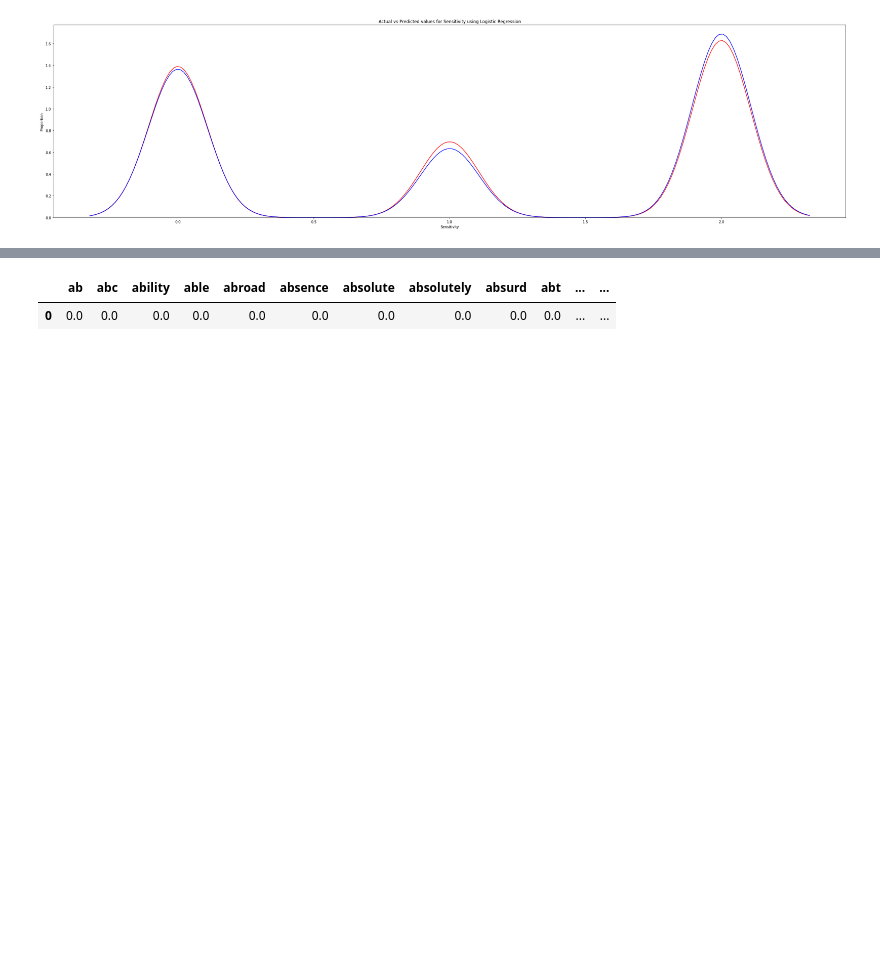
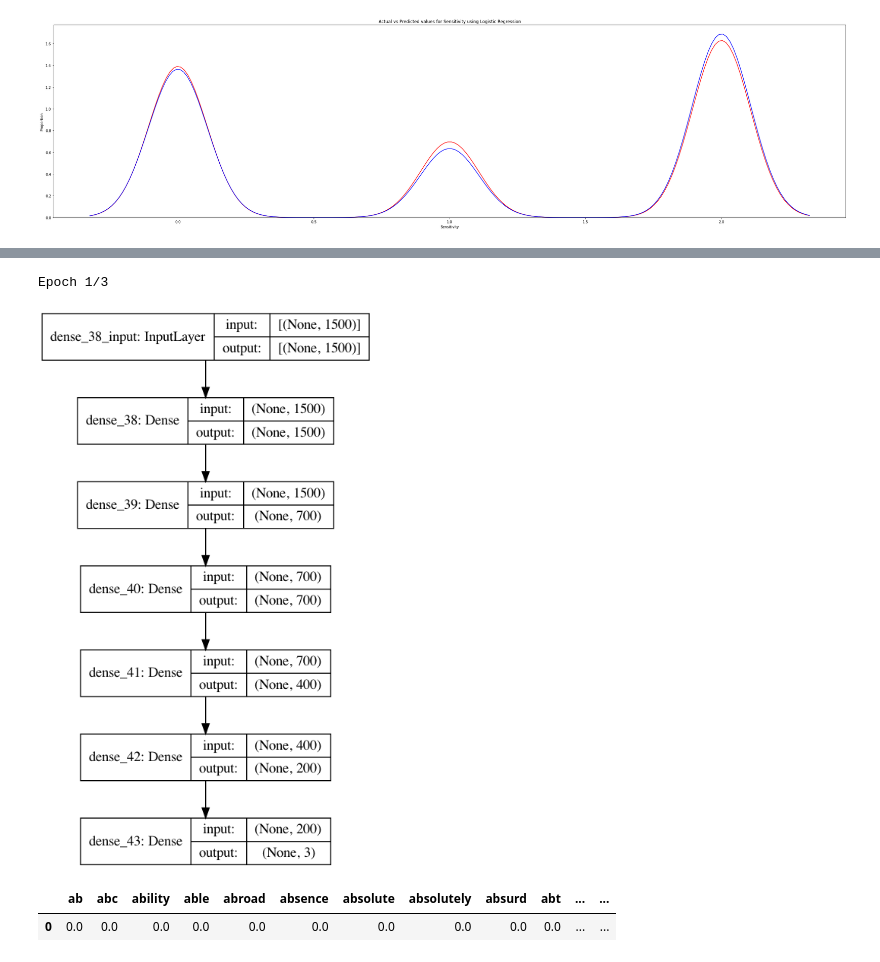
Before and after one commit to Kerman-Sanjuan/Covid-19-Tweet-Sentiment-Analysis, a Jupyter notebook: notebooks/Proiektua.ipynb, the cells around one changed output, grey strips where cells are left out. Cells and saved outputs as stored; diff of their text form; code cells hidden in the pictures; blank space fills up the shorter version.

```diff
--- a/notebooks/Proiektua.ipynb
+++ b/notebooks/Proiektua.ipynb
@@ -3196,0 +3205,5 @@ Logisticc regression's R2: with  21 0.804294260234401
+# %%
+df_neural = pd.read_csv("../csv/best_attr.csv")
+X_neural = df_neural.drop('Sentiment', axis=1)
+label_encoder = preprocessing.LabelEncoder().fit(df_neural['Sentiment'])
+y_neural = label_encoder.transform(df_neural['Sentiment'])
@@ -3196,0 +3214,5 @@ Logisticc regression's R2: with  21 0.804294260234401
+# %%
+X_train,X_test,y_train,y_test = train_test_split(X_neural,y_neural,test_size = 0.2)
+y_train = tf.keras.utils.to_categorical(y_train, 3)
+y_test = tf.keras.utils.to_categorical(y_test, 3)
+X_neural
@@ -3196,0 +3233,14 @@ Logisticc regression's R2: with  21 0.804294260234401
+# %%
+model = Sequential()
+model.add(Dense(1500,input_dim=1500, activation='relu'))
+model.add(Dense(700, activation='selu'))
+model.add(Dense(700, activation='selu'))
+model.add(Dense(400, activation='selu'))
+model.add(Dense(200, activation='selu'))
+model.add(Dense(200, activation='selu'))
+model.add(Dense(3, activation='softmax'))
+model.compile(loss='categorical_crossentropy', optimizer= "nadam",metrics=['accuracy'])
+# %%
+history = model.fit(X_train, y_train, epochs=3,batch_size=32)
+# %% [output]
+Epoch 1/3
@@ -3197,3 +3262,8 @@ Logisticc regression's R2: with  21 0.804294260234401
+# %%
+from keras.utils.vis_utils import plot_model
+plot_model(model, show_shapes=True, show_layer_names=True)
+# %% [output]
+[figure, added]
 # %%
 best_features = SelectKBest(k=aux)
 fit = best_features.fit(X,y)
```
Also changed, not shown: parts of 23 cells of this notebook, 3 other files.
